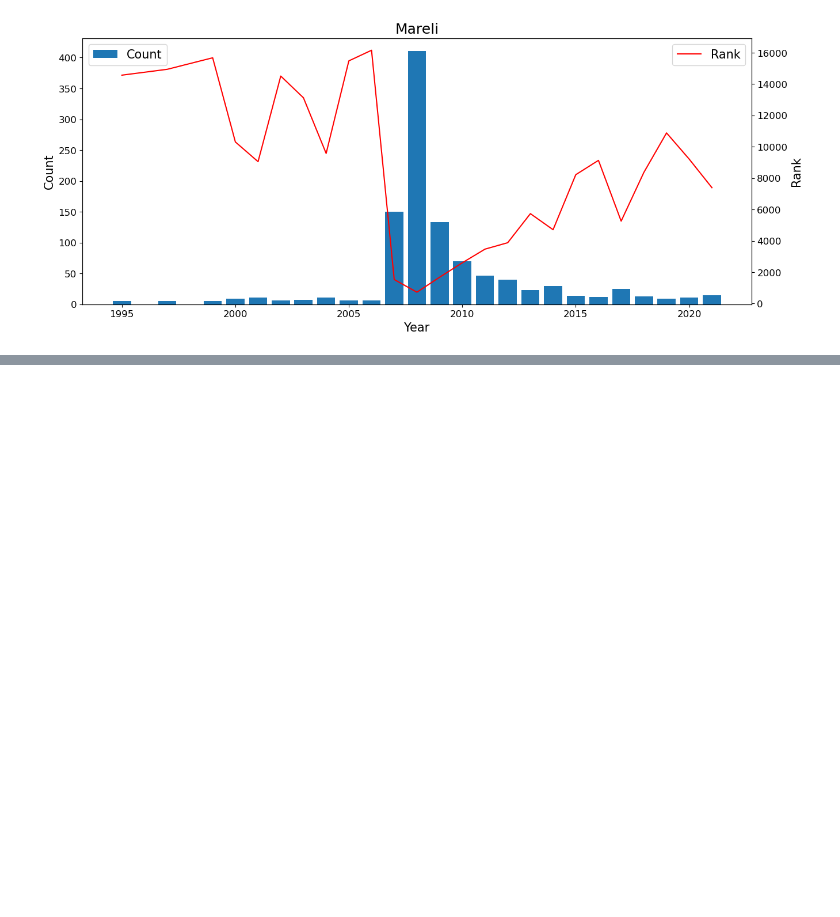
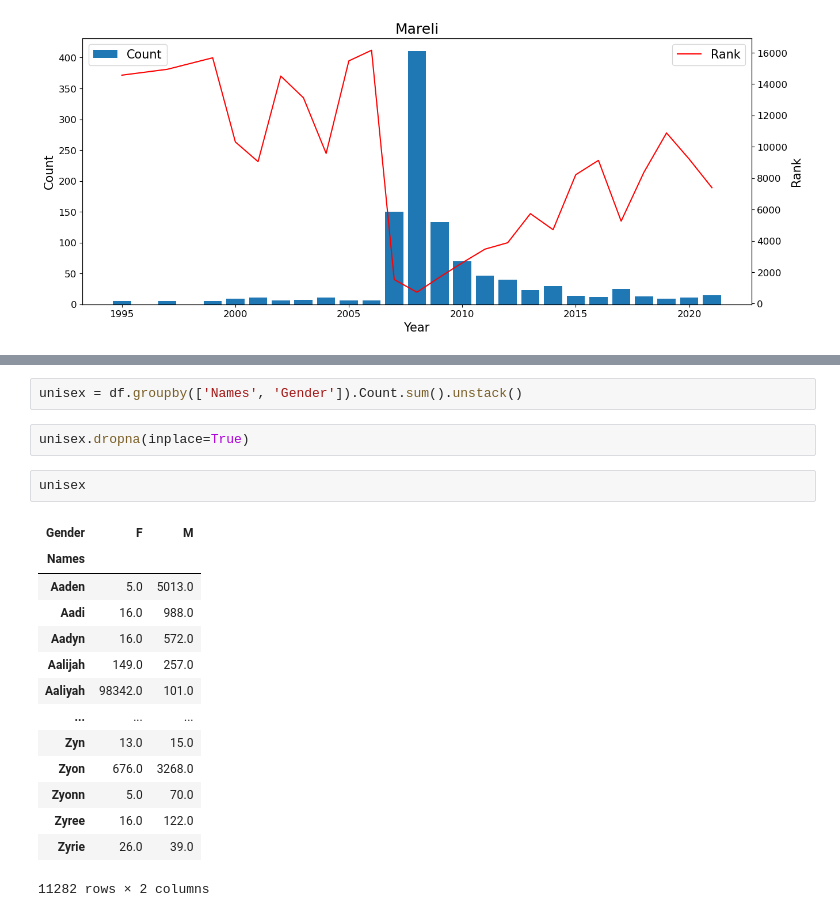
Before and after one commit to RochaErik/X-US-Baby-Names, a Jupyter notebook: EDA.ipynb, the cells around one changed output, grey strips where cells are left out. Drawn from its saved outputs; the diff is of its cells as text; blank space fills up the shorter version.

```diff
--- a/EDA.ipynb
+++ b/EDA.ipynb
@@ -844,0 +884,21 @@ for names in spiked_names:
+# %%
+unisex = df.groupby(['Names', 'Gender']).Count.sum().unstack()
+# %%
+unisex.dropna(inplace=True)
+# %%
+unisex
+# %% [output]
+| Gender | F | M |
+| Names |  |  |
+| Aaden | 5.0 | 5013.0 |
+| Aadi | 16.0 | 988.0 |
+| Aadyn | 16.0 | 572.0 |
+| Aalijah | 149.0 | 257.0 |
+| Aaliyah | 98342.0 | 101.0 |
+| ... | ... | ... |
+| Zyn | 13.0 | 15.0 |
+| Zyon | 676.0 | 3268.0 |
+| Zyonn | 5.0 | 70.0 |
+| Zyree | 16.0 | 122.0 |
+| Zyrie | 26.0 | 39.0 |
+11282 rows × 2 columns
```
Also changed, not shown: parts of 5 cells of this notebook.
